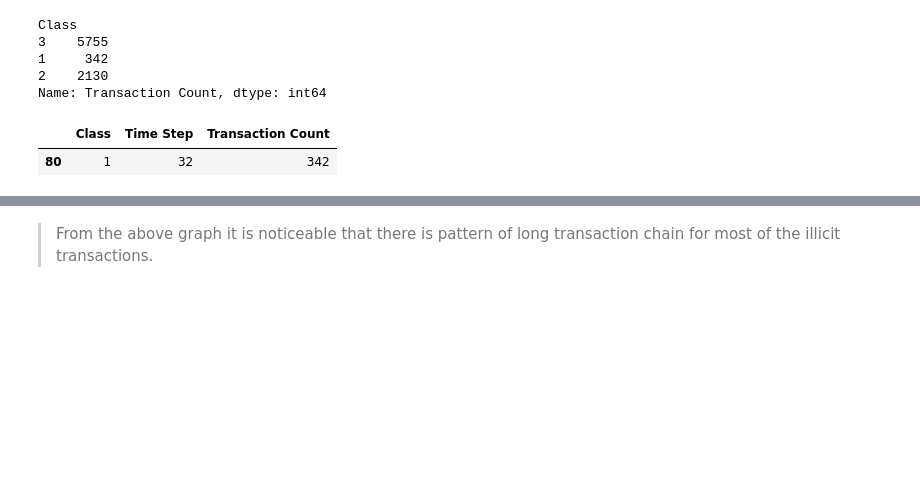
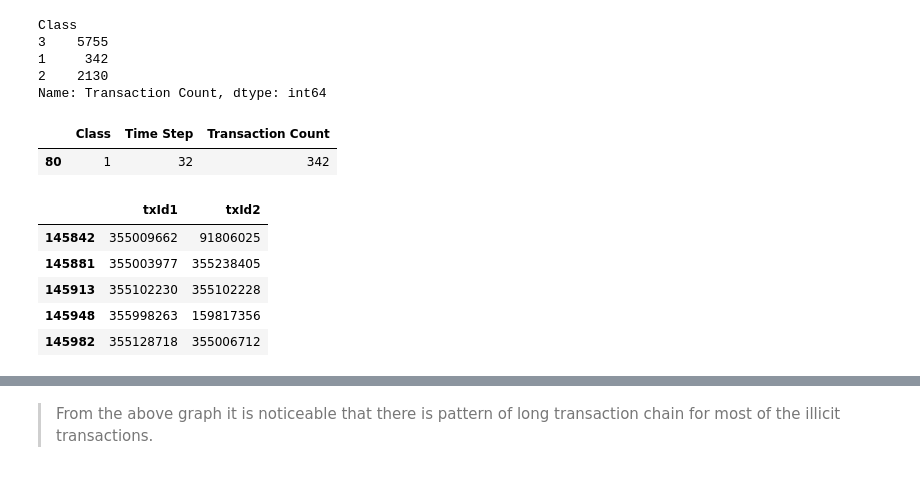
Before and after one commit to quicksid/Anti_Money_Laundering_Bitcoin_Transaction, a Jupyter notebook: aml_eda.ipynb, the cells around one changed output, grey strips where cells are left out. Cells and saved outputs as stored; diff of their text form; code cells hidden in the pictures; blank space fills up the shorter version.

```diff
--- a/aml_eda.ipynb
+++ b/aml_eda.ipynb
@@ -148,4 +148,13 @@ group_class_feature.loc[group_class_feature['Transaction Count'] == 342]
 # %%
 illicit_ids = df_class_feature.loc[(df_class_feature['time_step'] == 32) & (df_class_feature['class'] == '1'), 'txId']
 illicit_edges = df_edgelist.loc[df_edgelist['txId1'].isin(illicit_ids)]
+# %%
+illicit_edges.head()
+# %% [output]
+|  | txId1 | txId2 |
+| 145842 | 355009662 | 91806025 |
+| 145881 | 355003977 | 355238405 |
+| 145913 | 355102230 | 355102228 |
+| 145948 | 355998263 | 159817356 |
+| 145982 | 355128718 | 355006712 |
 # %%
```
Also changed, not shown: parts of 20 cells of this notebook.
